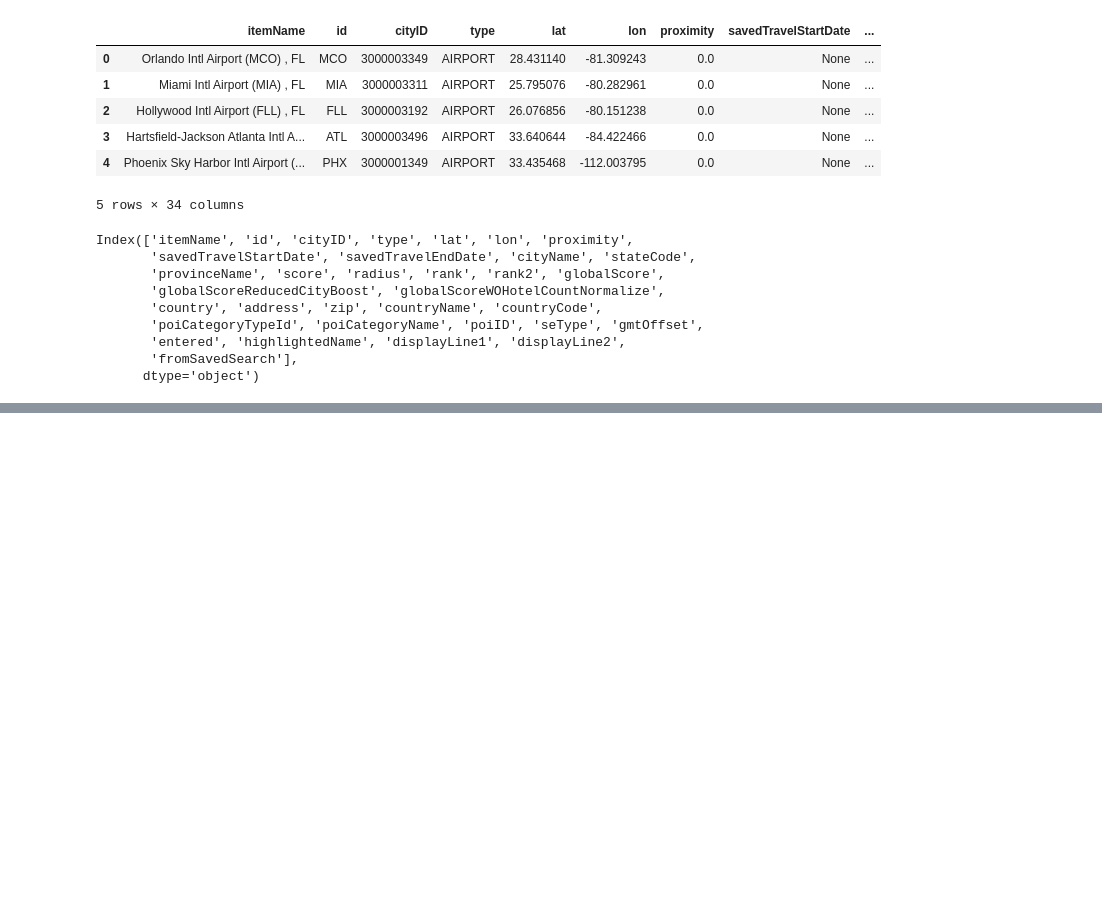
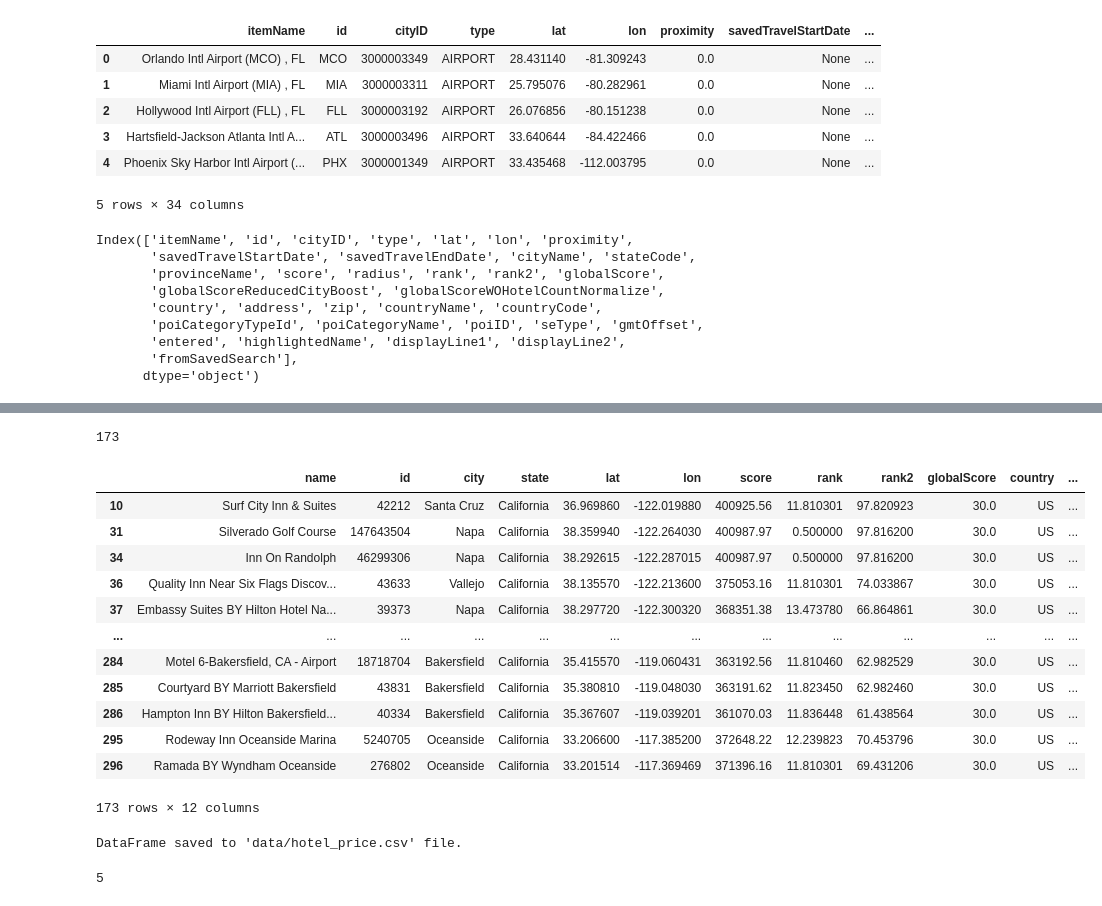
Before and after one commit to tayloresque/Project3_Group4, a Jupyter notebook: vacation_map copy.ipynb, the cells around one changed output, grey strips where cells are left out. Saved outputs shown, nothing was run; the diff lists cells and outputs as text; code cells hidden in the pictures; blank space fills up the shorter version.

```diff
--- a/vacation_map copy.ipynb
+++ b/vacation_map copy.ipynb
@@ -268,0 +350,31 @@ dtype: int64
+# %%
+test = hotel_data_select.copy()
+
+test["price"] = ""
+# %%
+
+for index, row in test.iterrows():
+
+    url = "https://priceline-com-provider.p.rapidapi.com/v1/hotels/booking-details"
+
+    date_checkin = "2023-10-18"
+    date_checkout = "2023-10-19"
+    hotel_id = row["id"]
+    rooms_number = "1"
+
+    querystring = {"date_checkin": date_checkin,"hotel_id": hotel_id,"date_checkout": date_checkout,"rooms_number": rooms_number}
+
+    headers = {
+	    "X-RapidAPI-Key": priceline_api_key,
+	    "X-RapidAPI-Host": "priceline-com-provider.p.rapidapi.com"
+    }
+
+    response = requests.get(url, headers=headers, params=querystring)
+
+    response = response.json()
+
+    try:
+        test.loc[index, "price"] = response["rooms"][0]["displayableRates"][0]["displayPrice"]
+    except (KeyError, IndexError):
+        # If no hotel is found, set the hotel name as "No hotel found".
+        test.loc[index, "price"] = "No price found"
@@ -268,0 +399,38 @@ dtype: int64
+# %%
+# Drop rows where a certain value is present in a specific column
+values_to_drop = 'No price found'  # Replace with the value you want to drop
+column_to_check = 'price'   # Replace with the column name
+
+filtered_test = test[test[column_to_check] != values_to_drop]
+
+len(filtered_test)
+# %% [output]
+173
+# %%
+filtered_test
+# %% [output]
+|  | name | id | city | state | lat | lon | score | rank | rank2 | globalScore | country | ... |
+| 10 | Surf City Inn & Suites | 42212 | Santa Cruz | California | 36.969860 | -122.019880 | 400925.56 | 11.810301 | 97.820923 | 30.0 | US | ... |
+| 31 | Silverado Golf Course | 147643504 | Napa | California | 38.359940 | -122.264030 | 400987.97 | 0.500000 | 97.816200 | 30.0 | US | ... |
+| 34 | Inn On Randolph | 46299306 | Napa | California | 38.292615 | -122.287015 | 400987.97 | 0.500000 | 97.816200 | 30.0 | US | ... |
+| 36 | Quality Inn Near Six Flags Discov... | 43633 | Vallejo | California | 38.135570 | -122.213600 | 375053.16 | 11.810301 | 74.033867 | 30.0 | US | ... |
+| 37 | Embassy Suites BY Hilton Hotel Na... | 39373 | Napa | California | 38.297720 | -122.300320 | 368351.38 | 13.473780 | 66.864861 | 30.0 | US | ... |
+| ... | ... | ... | ... | ... | ... | ... | ... | ... | ... | ... | ... | ... |
+| 284 | Motel 6-Bakersfield, CA - Airport | 18718704 | Bakersfield | California | 35.415570 | -119.060431 | 363192.56 | 11.810460 | 62.982529 | 30.0 | US | ... |
+| 285 | Courtyard BY Marriott Bakersfield | 43831 | Bakersfield | California | 35.380810 | -119.048030 | 363191.62 | 11.823450 | 62.982460 | 30.0 | US | ... |
+| 286 | Hampton Inn BY Hilton Bakersfield... | 40334 | Bakersfield | California | 35.367607 | -119.039201 | 361070.03 | 11.836448 | 61.438564 | 30.0 | US | ... |
+| 295 | Rodeway Inn Oceanside Marina | 5240705 | Oceanside | California | 33.206600 | -117.385200 | 372648.22 | 12.239823 | 70.453796 | 30.0 | US | ... |
+| 296 | Ramada BY Wyndham Oceanside | 276802 | Oceanside | California | 33.201514 | -117.369469 | 371396.16 | 11.810301 | 69.431206 | 30.0 | US | ... |
+173 rows × 12 columns
+# %%
+# Create a folder named "data" if it doesn't exist
+if not os.path.exists("data"):
+    os.mkdir("data")
+
+# Save DataFrame to a CSV file inside the "data" folder
+file_path = os.path.join("data", "hotel_price.csv")
+filtered_test.to_csv(file_path, index=False)
+
+print("DataFrame saved to 'data/hotel_price.csv' file.")
+# %% [output]
+DataFrame saved to 'data/hotel_price.csv' file.
@@ -268,0 +467,4 @@ dtype: int64
+# %%
+len(test[test["guestrating"] == "No rating found"])
+# %% [output]
+5
```
Also changed, not shown: parts of 19 cells of this notebook, 13 other files.
